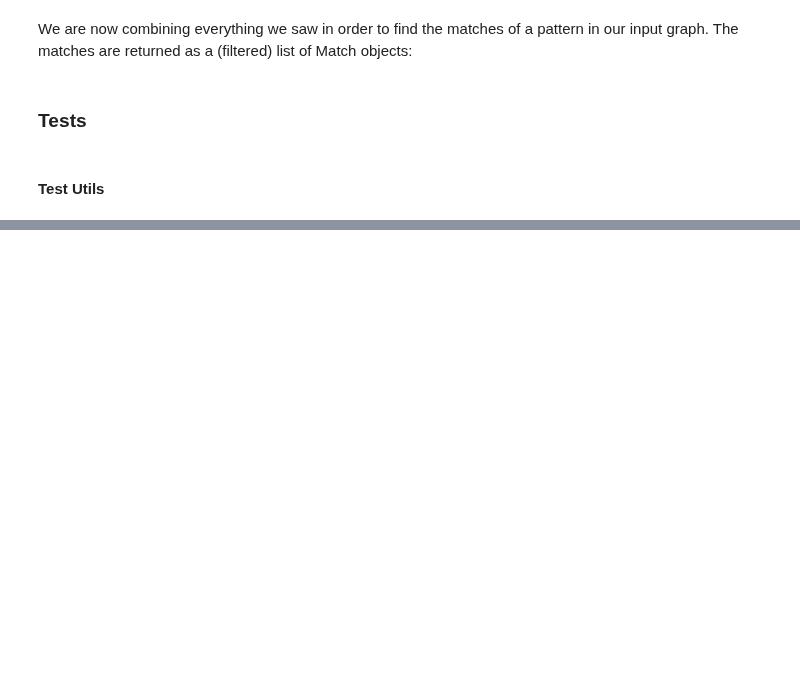
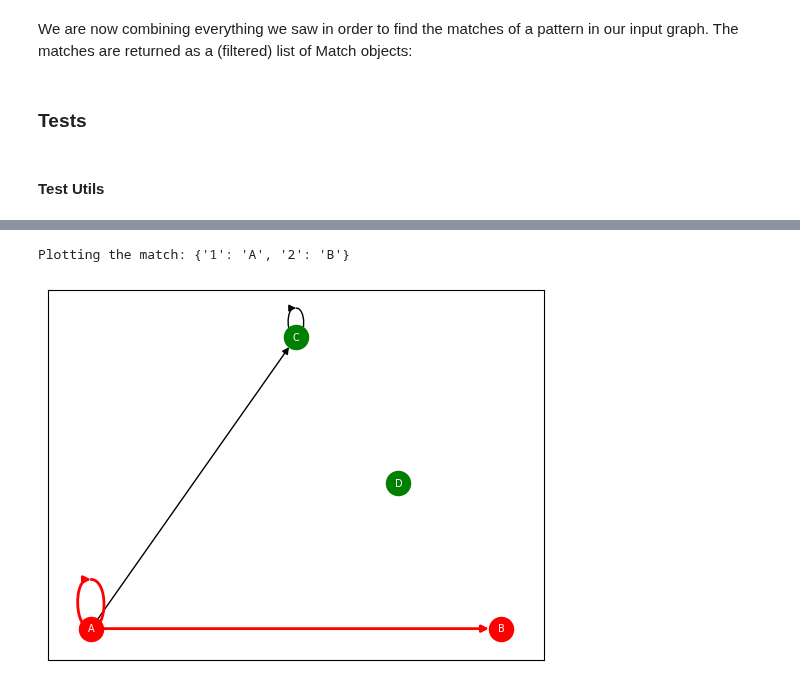
Before and after one commit to DeanLight/graph_rewrite, a Jupyter notebook: nbs/03_matcher.ipynb, the cells around one changed output, grey strips where cells are left out. Cells and saved outputs as stored; diff of their text form; code cells hidden in the pictures; blank space fills up the shorter version.

```diff
--- a/nbs/03_matcher.ipynb
+++ b/nbs/03_matcher.ipynb
@@ -276,0 +265,5 @@ _assert_match(input_graph, 'X->Y->Z', [{'X': 'A', 'Y': 'C', 'Z': 'D'},
+# %%
+_assert_match(input_graph, '1->1; 1->2', [{'1': 'A', '2': 'B'}, {'1': 'A', '2': 'C'}])
+# %% [output]
+Plotting the match: {'1': 'A', '2': 'B'}
+[figure, added]
```
Also changed, not shown: parts of 44 cells of this notebook, 8 other files.
